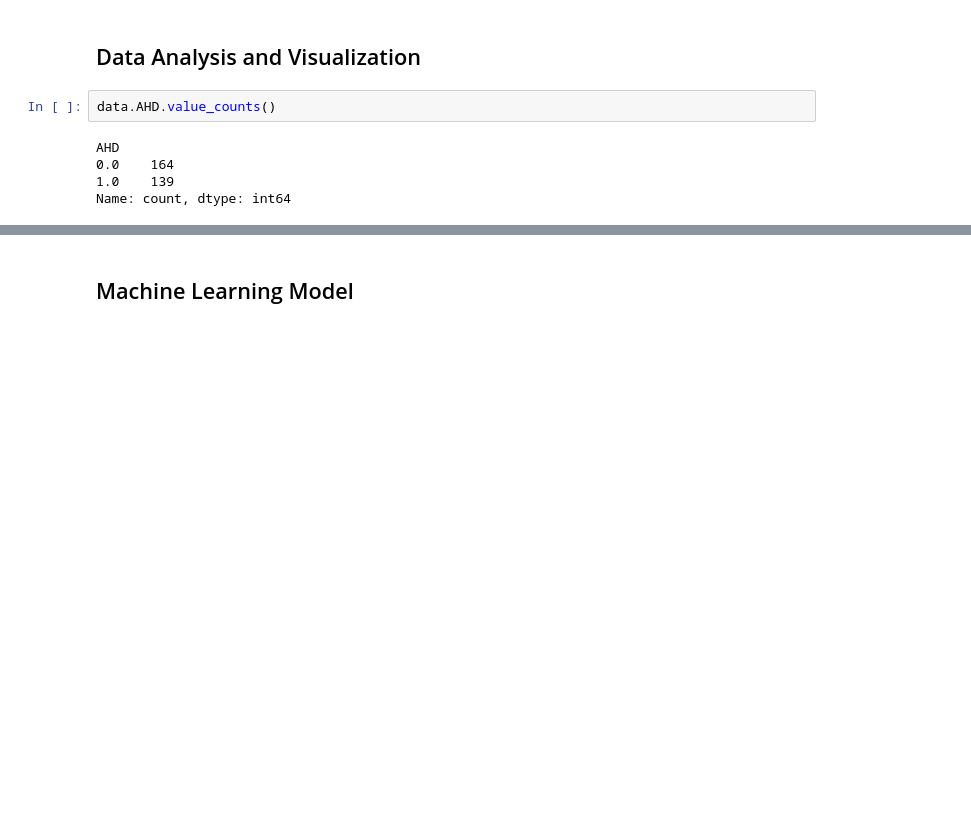
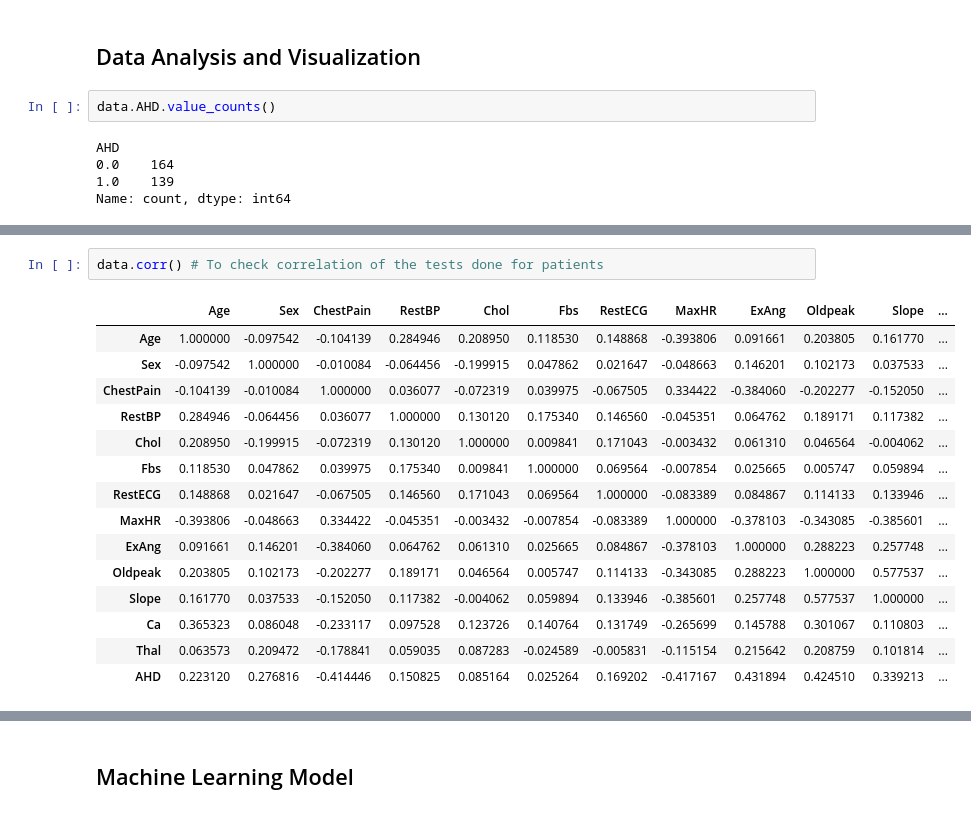
Before and after one commit to sudenurcure/Techcareernet-DataScience-Bootcamp, a Jupyter notebook: main.ipynb, the cells around one changed output, grey strips where cells are left out. Drawn from its saved outputs; the diff is of its cells as text; blank space fills up the shorter version.

```diff
--- a/main.ipynb
+++ b/main.ipynb
@@ -143,3 +159,21 @@ plt.tight_layout()
 plt.show()
 # %% [output]
 [figure]
+# %%
+data.corr() # To check correlation of the tests done for patients
+# %% [output]
+|  | Age | Sex | ChestPain | RestBP | Chol | Fbs | RestECG | MaxHR | ExAng | Oldpeak | Slope | ... |
+| Age | 1.000000 | -0.097542 | -0.104139 | 0.284946 | 0.208950 | 0.118530 | 0.148868 | -0.393806 | 0.091661 | 0.203805 | 0.161770 | ... |
+| Sex | -0.097542 | 1.000000 | -0.010084 | -0.064456 | -0.199915 | 0.047862 | 0.021647 | -0.048663 | 0.146201 | 0.102173 | 0.037533 | ... |
+| ChestPain | -0.104139 | -0.010084 | 1.000000 | 0.036077 | -0.072319 | 0.039975 | -0.067505 | 0.334422 | -0.384060 | -0.202277 | -0.152050 | ... |
+| RestBP | 0.284946 | -0.064456 | 0.036077 | 1.000000 | 0.130120 | 0.175340 | 0.146560 | -0.045351 | 0.064762 | 0.189171 | 0.117382 | ... |
+| Chol | 0.208950 | -0.199915 | -0.072319 | 0.130120 | 1.000000 | 0.009841 | 0.171043 | -0.003432 | 0.061310 | 0.046564 | -0.004062 | ... |
+| Fbs | 0.118530 | 0.047862 | 0.039975 | 0.175340 | 0.009841 | 1.000000 | 0.069564 | -0.007854 | 0.025665 | 0.005747 | 0.059894 | ... |
+| RestECG | 0.148868 | 0.021647 | -0.067505 | 0.146560 | 0.171043 | 0.069564 | 1.000000 | -0.083389 | 0.084867 | 0.114133 | 0.133946 | ... |
+| MaxHR | -0.393806 | -0.048663 | 0.334422 | -0.045351 | -0.003432 | -0.007854 | -0.083389 | 1.000000 | -0.378103 | -0.343085 | -0.385601 | ... |
+| ExAng | 0.091661 | 0.146201 | -0.384060 | 0.064762 | 0.061310 | 0.025665 | 0.084867 | -0.378103 | 1.000000 | 0.288223 | 0.257748 | ... |
+| Oldpeak | 0.203805 | 0.102173 | -0.202277 | 0.189171 | 0.046564 | 0.005747 | 0.114133 | -0.343085 | 0.288223 | 1.000000 | 0.577537 | ... |
+| Slope | 0.161770 | 0.037533 | -0.152050 | 0.117382 | -0.004062 | 0.059894 | 0.133946 | -0.385601 | 0.257748 | 0.577537 | 1.000000 | ... |
+| Ca | 0.365323 | 0.086048 | -0.233117 | 0.097528 | 0.123726 | 0.140764 | 0.131749 | -0.265699 | 0.145788 | 0.301067 | 0.110803 | ... |
+| Thal | 0.063573 | 0.209472 | -0.178841 | 0.059035 | 0.087283 | -0.024589 | -0.005831 | -0.115154 | 0.215642 | 0.208759 | 0.101814 | ... |
+| AHD | 0.223120 | 0.276816 | -0.414446 | 0.150825 | 0.085164 | 0.025264 | 0.169202 | -0.417167 | 0.431894 | 0.424510 | 0.339213 | ... |
```
Also changed, not shown: parts of 28 cells of this notebook.
